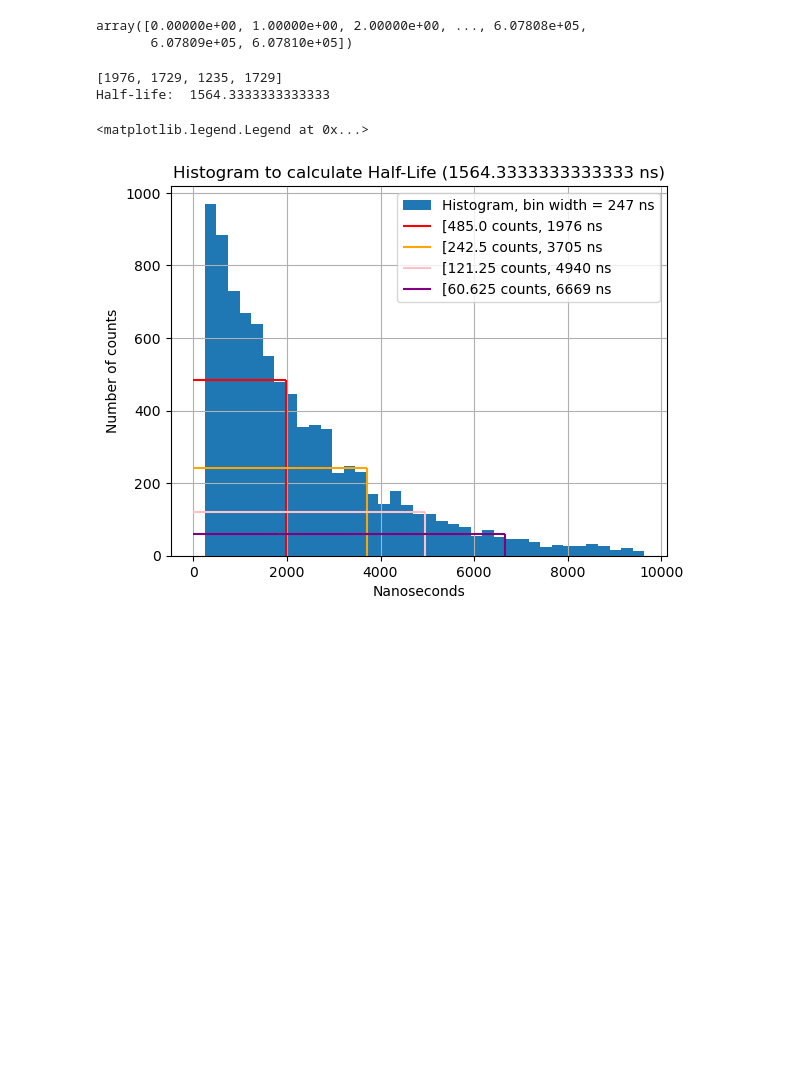
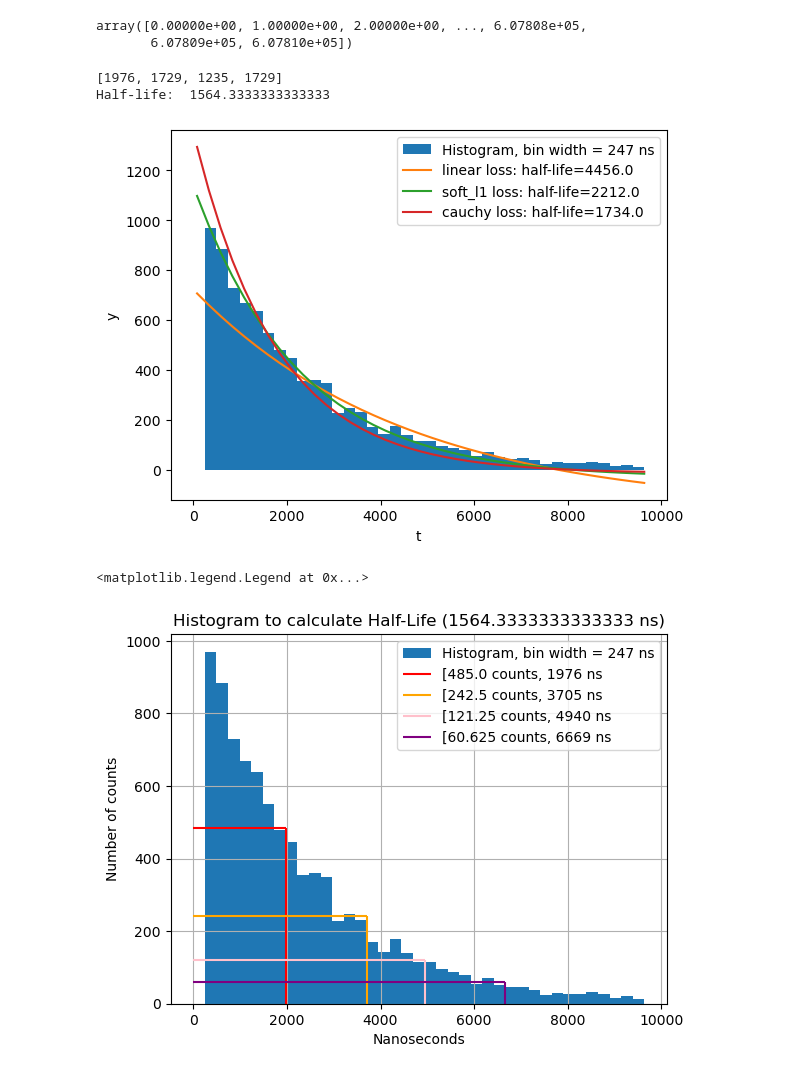
Before and after one commit to joshua-physics/SHP, a Jupyter notebook: SHP Decoding First set of Data.ipynb, the cells around one changed output. Saved outputs shown, nothing was run; the diff lists cells and outputs as text; code cells hidden in the pictures; blank space fills up the shorter version.

Commit message:
least square fit
finally managed to get the least square fit working

```diff
--- a/SHP Decoding First set of Data.ipynb
+++ b/SHP Decoding First set of Data.ipynb
@@ -76,0 +88,30 @@ Half-life:  1564.3333333333333
+# %%
+def fun(x, t, y):
+    return x[0]*np.exp(-(t/x[1]))+x[2] - y
+
+x0 = np.array([1300, 1550, 0])
+# %%
+res_lsq = least_squares(fun, x0, args=(t_train, y_train))
+# %%
+res_soft_l1 = least_squares(fun, x0, loss='soft_l1', f_scale=0.1,
+                            args=(t_train, y_train))
+res_log = least_squares(fun, x0, loss='cauchy', f_scale=0.1,
+                        args=(t_train, y_train))
+# %%
+t_test = np.linspace(t_min, t_max, n_points)
+y_true = count_array
+y_lsq = gen_data(t_test, * res_lsq.x)
+y_soft_l1 = gen_data(t_test, * res_soft_l1.x)
+y_log = gen_data(t_test, * res_log.x)
+
+import matplotlib.pyplot as plt
+n, bins, patches = plt.hist(bins_array[:-1], bins_array, weights=count_array, label=f'Histogram, bin width = {bin_length} ns')
+plt.plot(t_test, y_lsq, label=f'linear loss: half-life={np.round(res_lsq.x[1])}')
+plt.plot(t_test, y_soft_l1, label=f'soft_l1 loss: half-life={np.round(res_soft_l1.x[1])}')
+plt.plot(t_test, y_log, label=f'cauchy loss: half-life={np.round(res_log.x[1])}')
+plt.xlabel("t")
+plt.ylabel("y")
+plt.legend()
+plt.show()
+# %% [output]
+[figure, added]
```
Also changed, not shown: parts of 7 cells of this notebook, 1 other file.
